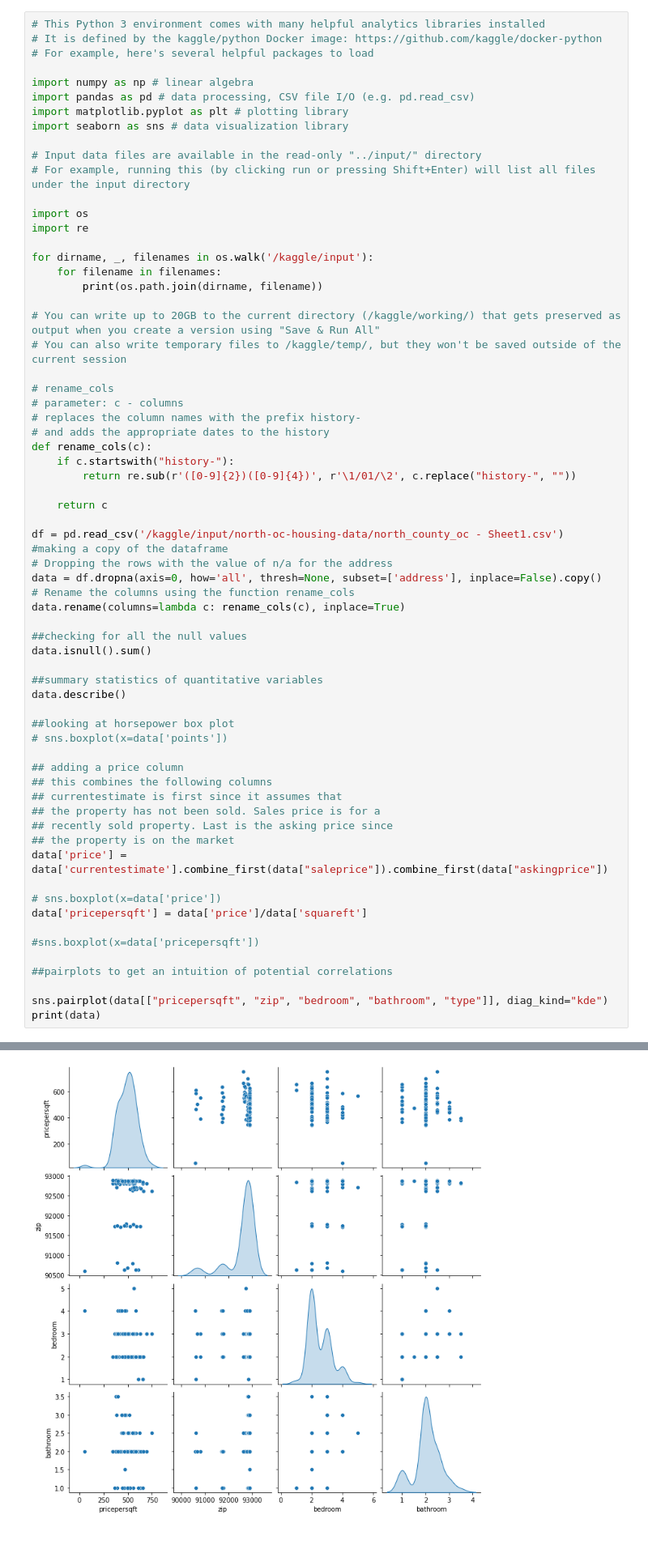
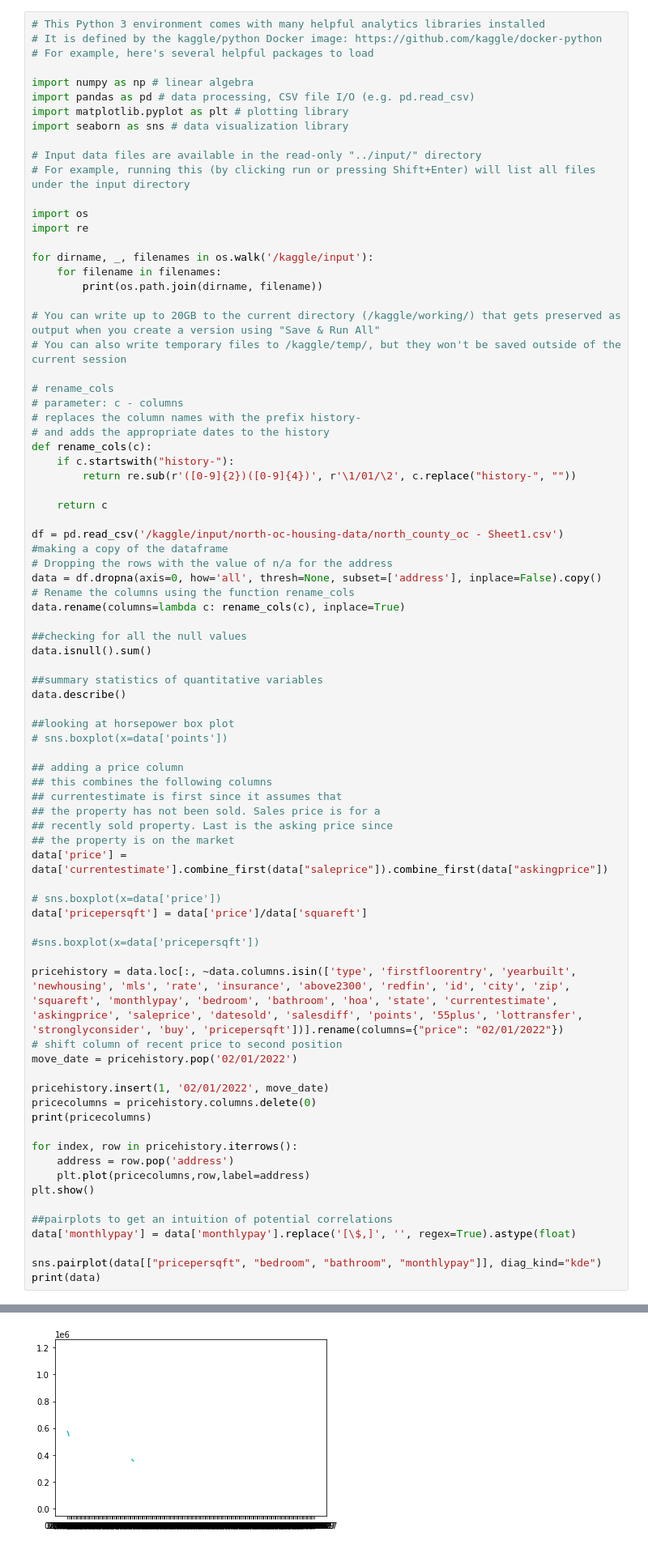
Before and after one commit to aeekayy/AppliedMachineLearning1, a Jupyter notebook: oc-housing-analysis.ipynb, the cells around one changed output, grey strips where cells are left out. Shown at 81% size. Saved outputs shown, nothing was run; the diff lists cells and outputs as text.

```diff
--- a/oc-housing-analysis.ipynb
+++ b/oc-housing-analysis.ipynb
@@ -60,9 +60,23 @@ data['pricepersqft'] = data['price']/data['squareft']
 
 #sns.boxplot(x=data['pricepersqft'])
 
+pricehistory = data.loc[:, ~data.columns.isin(['type', 'firstfloorentry', 'yearbuilt', 'newhousing', 'mls', 'rate', 'insurance', 'above2300', 'redfin', 'id', 'city', 'zip', 'squareft', 'monthlypay', 'bedroom', 'bathroom', 'hoa', 'state', 'currentestimate', 'askingprice', 'saleprice', 'datesold', 'salesdiff', 'points', '55plus', 'lottransfer', 'stronglyconsider', 'buy', 'pricepersqft'])].rename(columns={"price": "02/01/2022"})
+# shift column of recent price to second position
+move_date = pricehistory.pop('02/01/2022')
+
+pricehistory.insert(1, '02/01/2022', move_date)
+pricecolumns = pricehistory.columns.delete(0)
+print(pricecolumns)
+
+for index, row in pricehistory.iterrows():
+    address = row.pop('address')
+    plt.plot(pricecolumns,row,label=address)
+plt.show()
+
 ##pairplots to get an intuition of potential correlations
+data['monthlypay'] = data['monthlypay'].replace('[\$,]', '', regex=True).astype(float)
 
-sns.pairplot(data[["pricepersqft", "zip", "bedroom", "bathroom", "type"]], diag_kind="kde")
+sns.pairplot(data[["pricepersqft", "bedroom", "bathroom", "monthlypay"]], diag_kind="kde")
 print(data)
 # %% [output]
 /kaggle/input/north-oc-housing-data/north_county_oc - Sheet1.csv
@@ -85 +89 @@ print(data)
-[figure, old version]
+[figure, new version]
```
Also changed, not shown: parts of 1 cell of this notebook.
